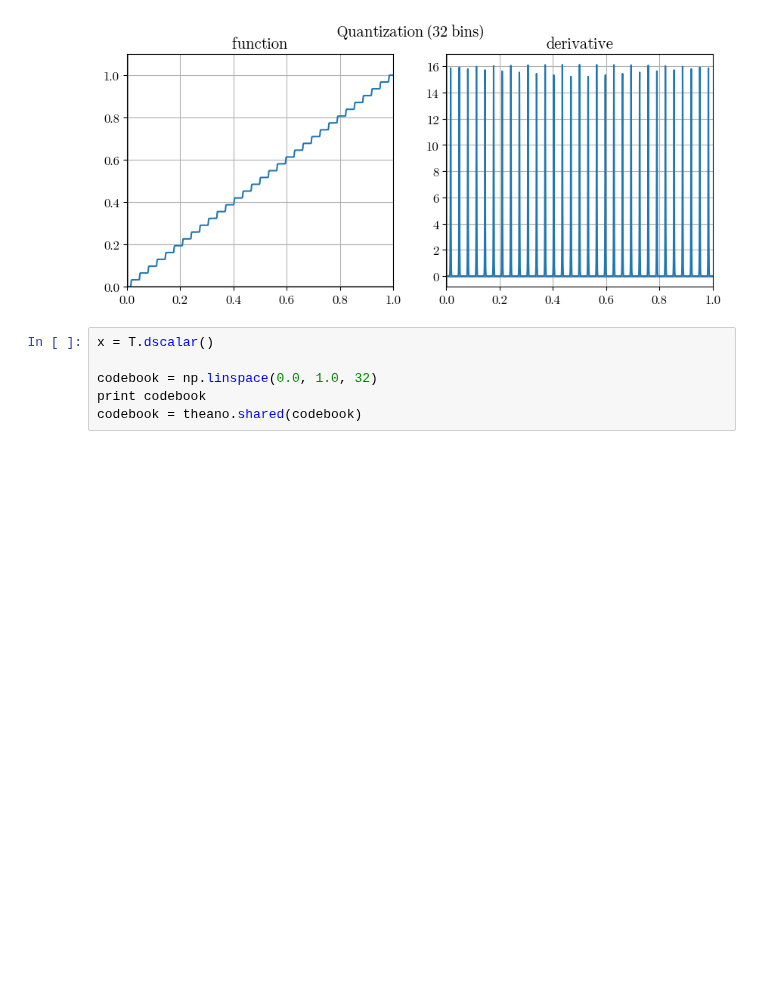
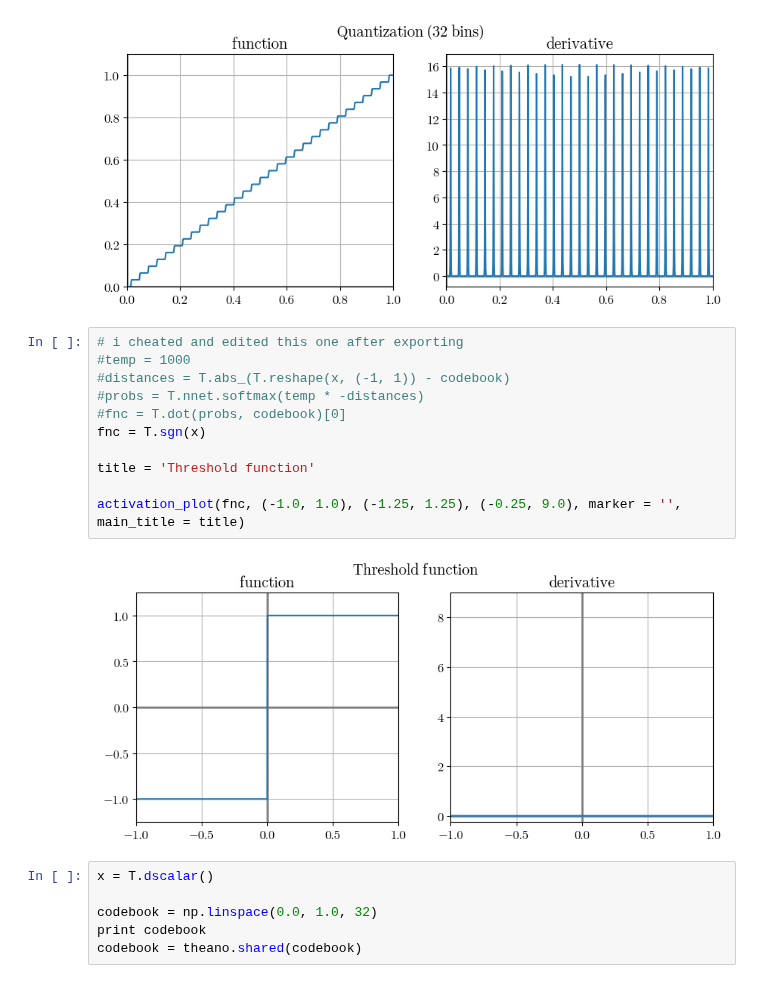
Before and after one commit to sri-kankanahalli/autoencoder-speech-compression, a Jupyter notebook: Visualizations.ipynb, the cells around one changed output. Saved outputs shown, nothing was run; the diff lists cells and outputs as text; blank space fills up the shorter version.

```diff
--- a/Visualizations.ipynb
+++ b/Visualizations.ipynb
@@ -180,6 +180,19 @@ title = 'Quantization (32 bins)'
 activation_plot(fnc, (0.0, 1.0), (0.0, 1.1), None, marker = '', main_title = title)
 # %% [output]
 [figure]
+# %%
+# i cheated and edited this one after exporting
+#temp = 1000
+#distances = T.abs_(T.reshape(x, (-1, 1)) - codebook)
+#probs = T.nnet.softmax(temp * -distances)
+#fnc = T.dot(probs, codebook)[0]
+fnc = T.sgn(x)
+
+title = 'Threshold function'
+
+activation_plot(fnc, (-1.0, 1.0), (-1.25, 1.25), (-0.25, 9.0), marker = '', main_title = title)
+# %% [output]
+[figure, added]
 # %%
 x = T.dscalar()
 
```
Also changed, not shown: parts of 5 cells of this notebook, 18 other files.
